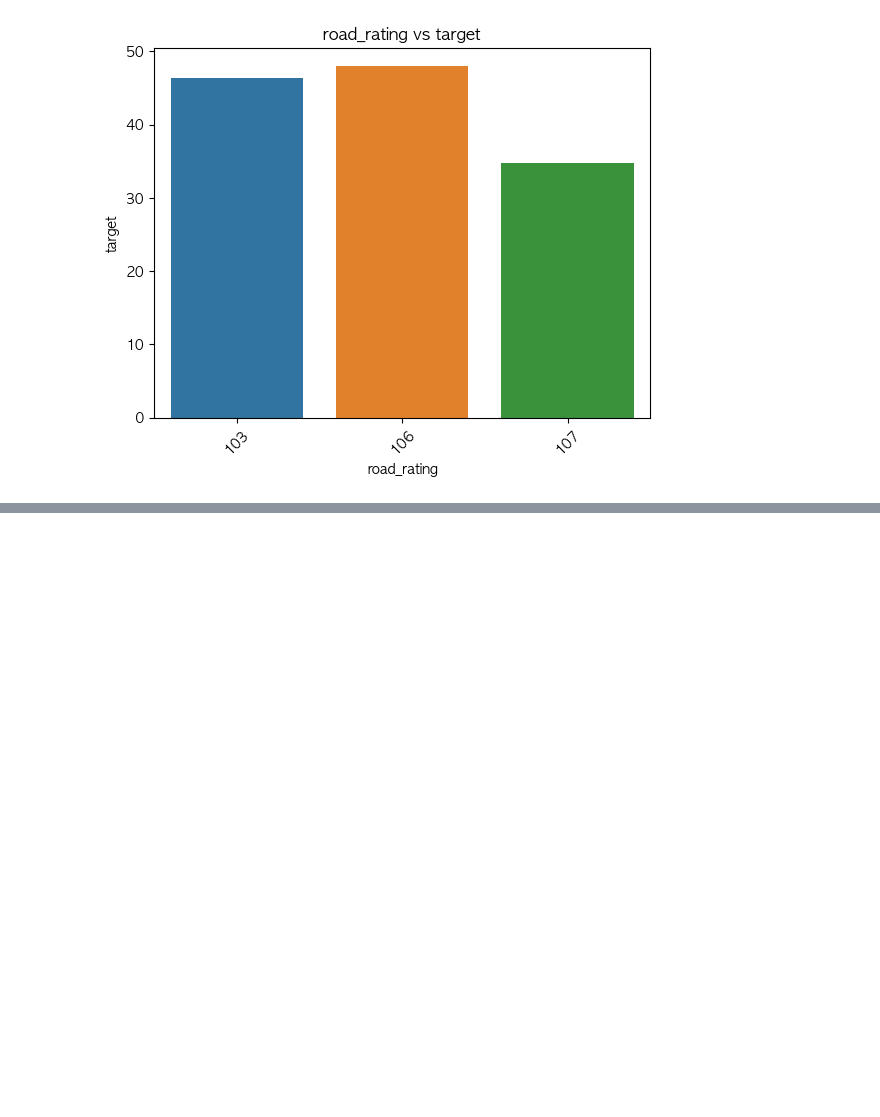
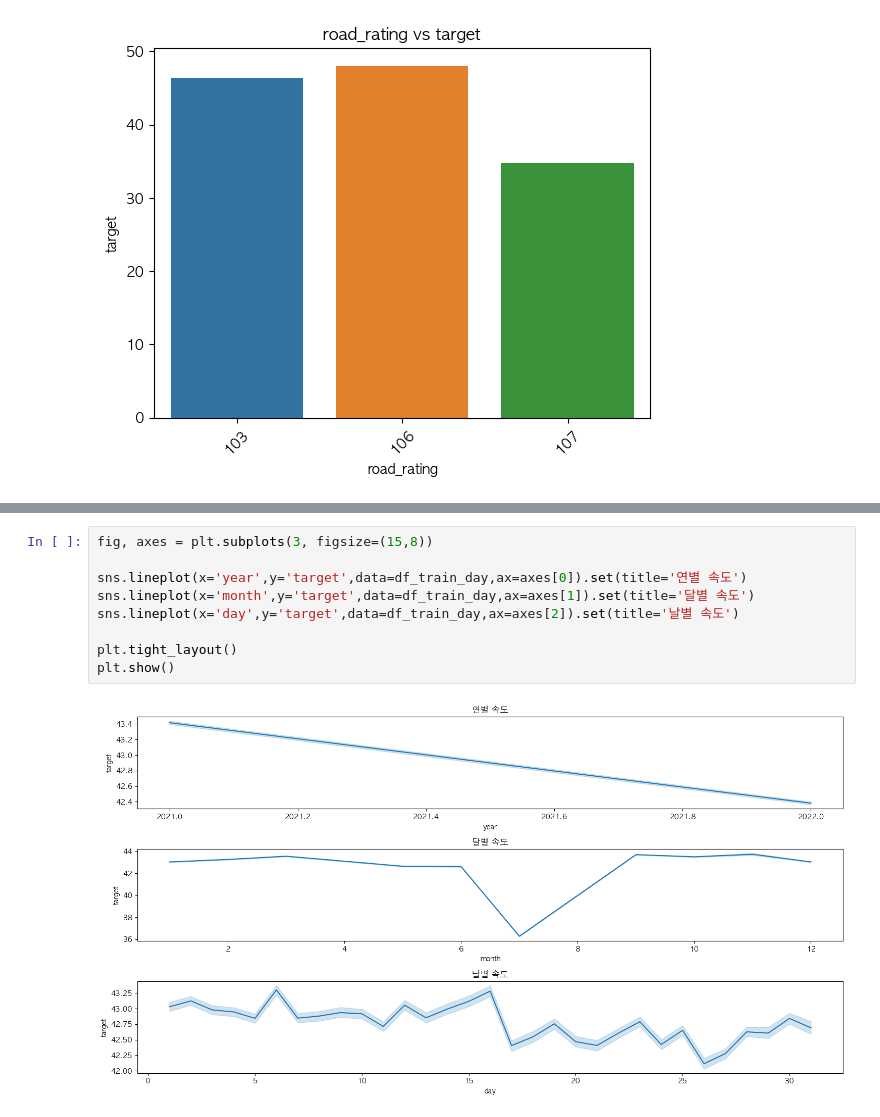
Before and after one commit to yyeseull/Side_Project, a Jupyter notebook: DACON/Jeju_traffic/jeju_traffic_eda.ipynb, the cells around one changed output, grey strips where cells are left out. Cells and saved outputs as stored; diff of their text form; blank space fills up the shorter version.

```diff
--- a/DACON/Jeju_traffic/jeju_traffic_eda.ipynb
+++ b/DACON/Jeju_traffic/jeju_traffic_eda.ipynb
@@ -232,0 +389,11 @@ sns.barplot(x='road_rating',y='target',data=df_rating_target).set(title='road_ra
+# %%
+fig, axes = plt.subplots(3, figsize=(15,8))
+
+sns.lineplot(x='year',y='target',data=df_train_day,ax=axes[0]).set(title='연별 속도')
+sns.lineplot(x='month',y='target',data=df_train_day,ax=axes[1]).set(title='달별 속도')
+sns.lineplot(x='day',y='target',data=df_train_day,ax=axes[2]).set(title='날별 속도')
+
+plt.tight_layout()
+plt.show()
+# %% [output]
+[figure, added]
```
Also changed, not shown: parts of 21 cells of this notebook.
